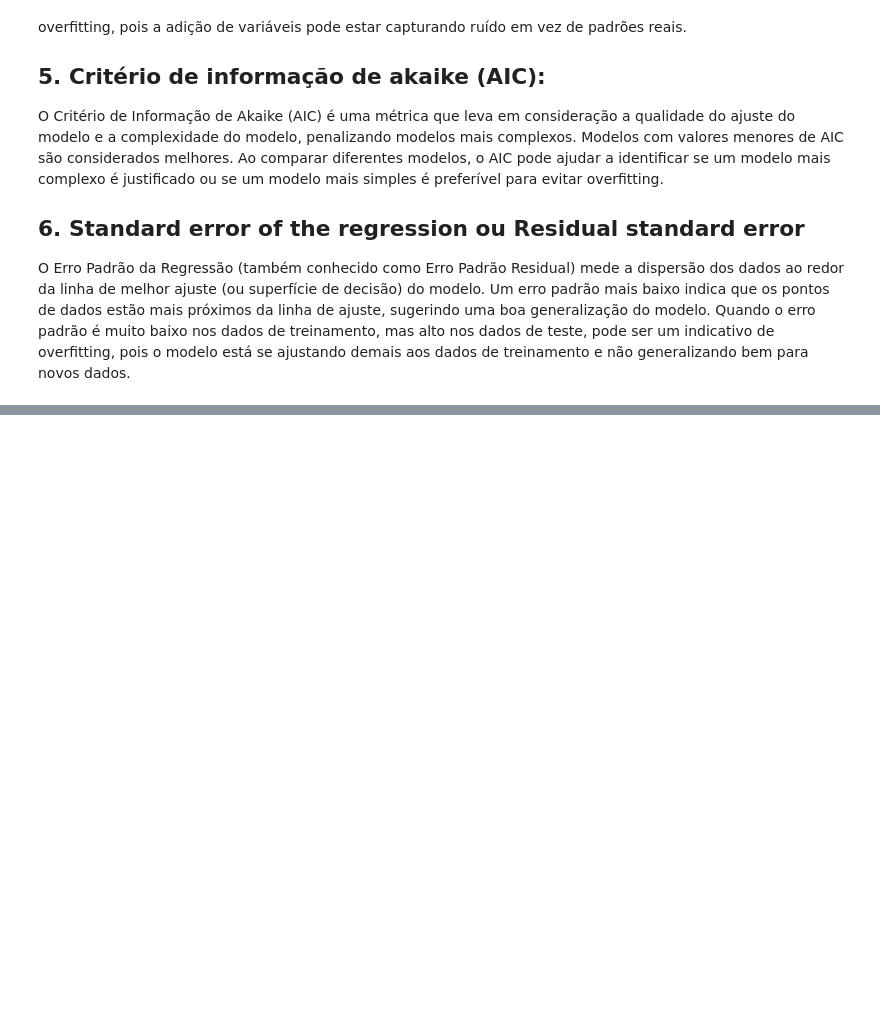
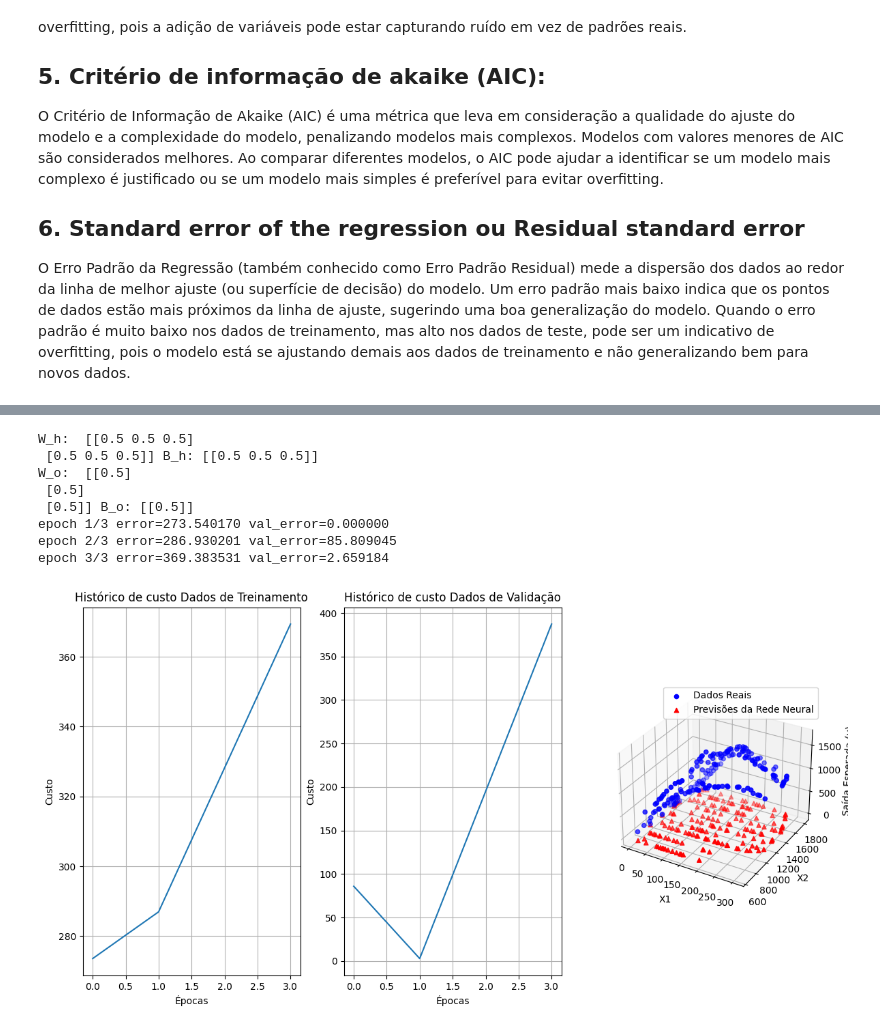
Before and after one commit to UescMecLab/Projeto-Rna, a Jupyter notebook: Fundamentos-de-RNAS/Trabalho7/Trabalho7.ipynb, the cells around one changed output, grey strips where cells are left out. Drawn from its saved outputs; the diff is of its cells as text; code cells hidden in the pictures; blank space fills up the shorter version.

```diff
--- a/Fundamentos-de-RNAS/Trabalho7/Trabalho7.ipynb
+++ b/Fundamentos-de-RNAS/Trabalho7/Trabalho7.ipynb
@@ -131,0 +421,17 @@ O Erro Padrão da Regressão (também conhecido como Erro Padrão Residual) mede
+# %%
+net = CreateNetwork(    dim=3,
+                        w_h=np.array([[0.5, 0.5], [0.5, 0.5], [0.5, 0.5]]),
+                        b_h=np.array([0.5 , 0.5, 0.5]),
+                        w_o=np.array([[0.5, 0.5, 0.5]]),
+                        b_o=np.array([0.5]))
+TestNetwork(net, epochs=3)
+# %% [output]
+W_h:  [[0.5 0.5 0.5]
+ [0.5 0.5 0.5]] B_h: [[0.5 0.5 0.5]]
+W_o:  [[0.5]
+ [0.5]
+ [0.5]] B_o: [[0.5]]
+epoch 1/3 error=273.540170 val_error=0.000000
+epoch 2/3 error=286.930201 val_error=85.809045
+epoch 3/3 error=369.383531 val_error=2.659184
+[figure, added]
```
Also changed, not shown: parts of 19 cells of this notebook, 2 other files.
